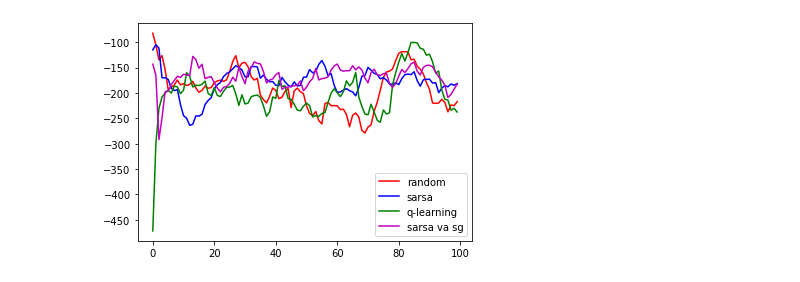
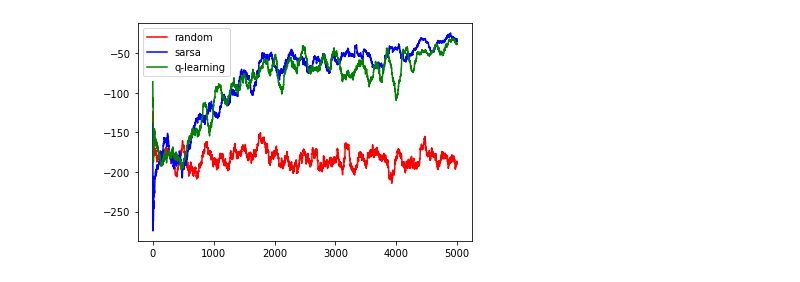
Before and after one commit to GiuliaMP/RL_Project, a Jupyter notebook: Run.ipynb, the cells around one changed output. Saved outputs shown, nothing was run; the diff lists cells and outputs as text; code cells hidden in the pictures.

```diff
--- a/Run.ipynb
+++ b/Run.ipynb
@@ -28,3 +21,8 @@ theta_space = discretize_space_uniform(-3, 3, n_bins[4])
 omega_space = discretize_space_uniform(-1, 1, n_bins[5])
 
 discretization = [x_space, y_space, vx_space, vy_space, theta_space, omega_space]
+
+alpha = 0.01
+gamma = 0.99
+episode_min_decay = 5000
+episodes = 5000
@@ -54,14 +29,23 @@ rew_q = Q_learning.q_learning(env, discretization, ep_min_decay, alpha, gamma, e
+# %%
+# Random
+env = gym.make("LunarLander-v2")
+rew_random = Random.random(env, episodes)
+mean_rew_random = moving_avg(rew_random, window=100)
+# %%
+# Sarsa
+env = gym.make("LunarLander-v2")
+rew_sarsa = Sarsa.sarsa(env, discretization, episode_min_decay, alpha, gamma, episodes)
+mean_rew_sarsa = moving_avg(rew_sarsa, window=100)
+
+# Q-learning
+env = gym.make("LunarLander-v2")
+rew_ql = Q_learning.q_learning(env, discretization, episode_min_decay, alpha, gamma, episodes)
+mean_rew_ql = moving_avg(rew_ql, window=100)
 # %%
-mean_rewards_r = moving_avg(rew_r)
-mean_rewards_s = moving_avg(rew_s)
-mean_rewards_q = moving_avg(rew_q)
-mean_rewards_s_va_sg = moving_avg(rew_s_va_sg)
-
-plt.plot(mean_rewards_r, color="red", label="random")
-plt.plot(mean_rewards_s, color="blue", label="sarsa")
-plt.plot(mean_rewards_q, color="green", label="q-learning")
-plt.plot(mean_rewards_s_va_sg, color="m", label="sarsa va sg")
+plt.plot(mean_rew_random, color="red", label="random")
+plt.plot(mean_rew_sarsa, color="blue", label="sarsa")
+plt.plot(mean_rew_ql, color="green", label="q-learning")
 plt.legend()
 plt.show()
 # %% [output]
-[figure, old version]
+[figure, new version]
```
Also changed, not shown: parts of 8 cells of this notebook, 5 other files.
